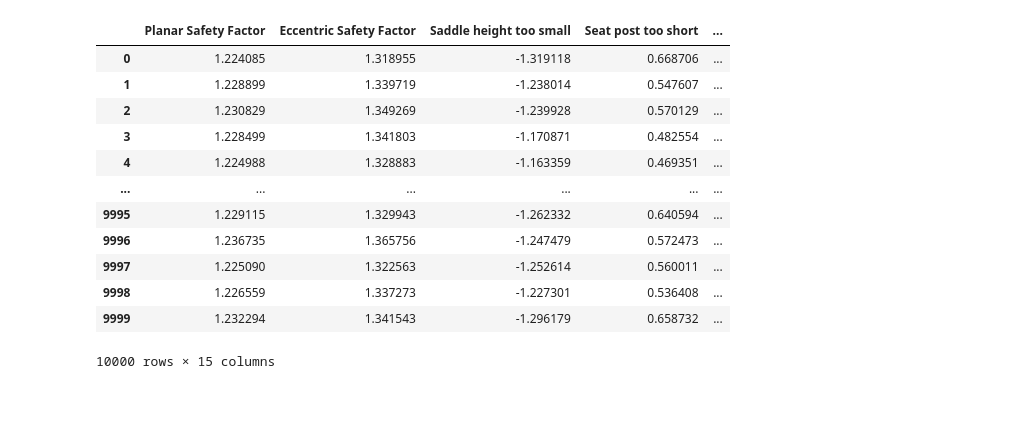
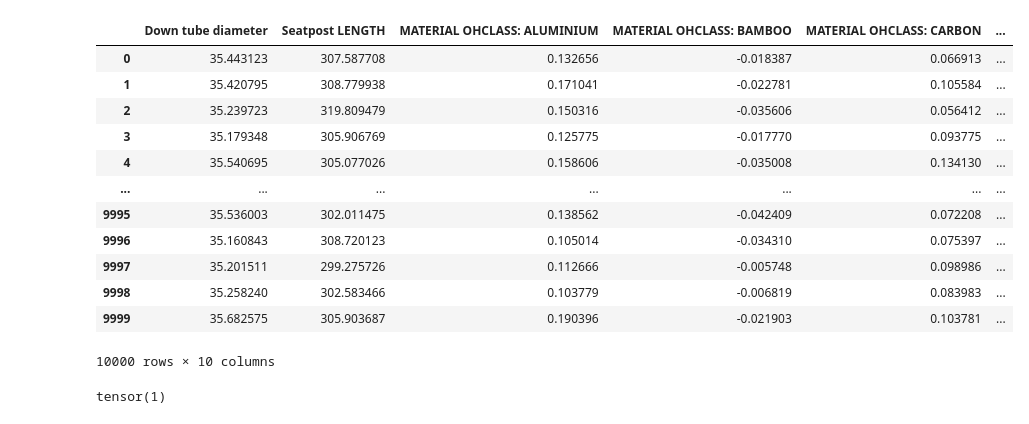
Before and after one commit to yazan-abu-obaideh/biked-commons, a Jupyter notebook: src/biked_commons/benchmark_models/PADGMs.ipynb, the cells around one changed output. Cells and saved outputs as stored; diff of their text form; code cells hidden in the pictures.

```diff
--- a/src/biked_commons/benchmark_models/PADGMs.ipynb
+++ b/src/biked_commons/benchmark_models/PADGMs.ipynb
@@ -111,3 +116,30 @@ importlib.reload(scoring)
 weights = scoring.get_ref_point(evaluator, requirement_names, requirement_names, reduction="meanabs")
 weights = torch.tensor(weights, dtype=torch.float32, device=device)
+# %%
+preds_df = pd.DataFrame(predictions.cpu().numpy(), columns=data.columns)
+# preds_df["SEATSTAYbrdgCheck"] = np.zeros(preds_df.shape[0])
+# preds_df["CHAINSTAYbrdgCheck"] = np.zeros(preds_df.shape[0])
+# preds_df["MATERIAL OHCLASS: STEEL"] = np.ones(preds_df.shape[0])
+# preds_df["MATERIAL OHCLASS: TITANIUM"] = np.zeros(preds_df.shape[0])
+# preds_df["MATERIAL OHCLASS: ALUMINUM"] = np.zeros(preds_df.shape[0])
+# preds_categorical = one_hot_encoding.decode_to_mixed(preds_df)
+# preds_recont = one_hot_encoding.encode_to_continuous(preds_categorical)
+preds_recont_tens = torch.tensor(preds_df.values, dtype=torch.float32, device=device)
+# %%
+# diff = preds_recont - preds_df
+preds_df.iloc[:, 60:70]
+# %% [output]
+|  | Down tube diameter | Seatpost LENGTH | MATERIAL OHCLASS: ALUMINIUM | MATERIAL OHCLASS: BAMBOO | MATERIAL OHCLASS: CARBON | ... |
+| 0 | 35.443123 | 307.587708 | 0.132656 | -0.018387 | 0.066913 | ... |
+| 1 | 35.420795 | 308.779938 | 0.171041 | -0.022781 | 0.105584 | ... |
+| 2 | 35.239723 | 319.809479 | 0.150316 | -0.035606 | 0.056412 | ... |
+| 3 | 35.179348 | 305.906769 | 0.125775 | -0.017770 | 0.093775 | ... |
+| 4 | 35.540695 | 305.077026 | 0.158606 | -0.035008 | 0.134130 | ... |
+| ... | ... | ... | ... | ... | ... | ... |
+| 9995 | 35.536003 | 302.011475 | 0.138562 | -0.042409 | 0.072208 | ... |
+| 9996 | 35.160843 | 308.720123 | 0.105014 | -0.034310 | 0.075397 | ... |
+| 9997 | 35.201511 | 299.275726 | 0.112666 | -0.005748 | 0.098986 | ... |
+| 9998 | 35.258240 | 302.583466 | 0.103779 | -0.006819 | 0.083983 | ... |
+| 9999 | 35.682575 | 305.903687 | 0.190396 | -0.021903 | 0.103781 | ... |
+10000 rows × 10 columns
 # %%
@@ -118,16 +149,4 @@ score_df = pd.DataFrame(scaled_scores, columns=requirement_names)
 # %%
-score_df.iloc[:, 10:]
+torch.sum(torch.all(scaled_scores.detach().cpu()[:, 10:]<=0, axis=1))
 # %% [output]
-|  | Planar Safety Factor | Eccentric Safety Factor | Saddle height too small | Seat post too short | ... |
-| 0 | 1.224085 | 1.318955 | -1.319118 | 0.668706 | ... |
-| 1 | 1.228899 | 1.339719 | -1.238014 | 0.547607 | ... |
-| 2 | 1.230829 | 1.349269 | -1.239928 | 0.570129 | ... |
-| 3 | 1.228499 | 1.341803 | -1.170871 | 0.482554 | ... |
-| 4 | 1.224988 | 1.328883 | -1.163359 | 0.469351 | ... |
-| ... | ... | ... | ... | ... | ... |
-| 9995 | 1.229115 | 1.329943 | -1.262332 | 0.640594 | ... |
-| 9996 | 1.236735 | 1.365756 | -1.247479 | 0.572473 | ... |
-| 9997 | 1.225090 | 1.322563 | -1.252614 | 0.560011 | ... |
-| 9998 | 1.226559 | 1.337273 | -1.227301 | 0.536408 | ... |
-| 9999 | 1.232294 | 1.341543 | -1.296179 | 0.658732 | ... |
-10000 rows × 15 columns
+tensor(1)
```
Also changed, not shown: parts of 11 cells of this notebook, 16 other files.
